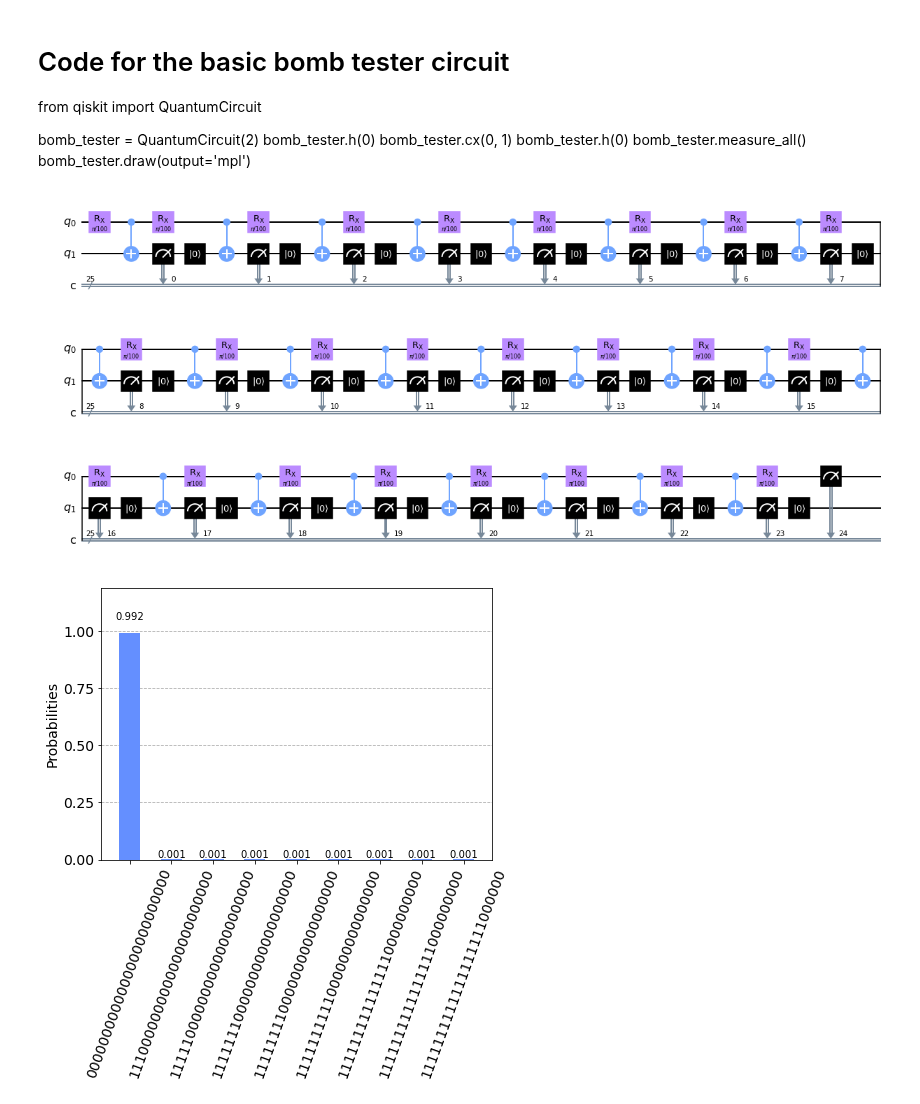
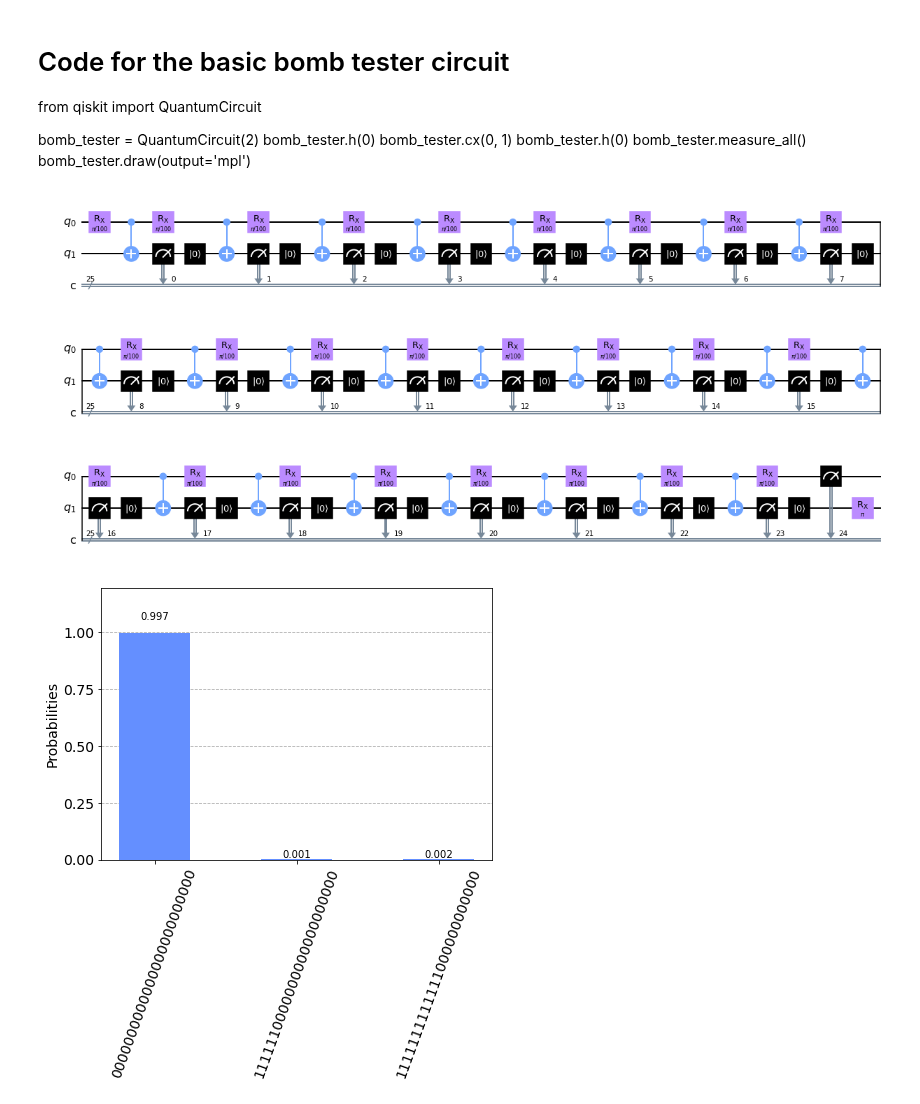
Before and after one commit to FreddyTF/QuantumBiscuit, a Jupyter notebook: Experiment-Description.ipynb, the cells around one changed output. Drawn from its saved outputs; the diff is of its cells as text; code cells hidden in the pictures.

```diff
--- a/Experiment-Description.ipynb
+++ b/Experiment-Description.ipynb
@@ -291,34 +312,35 @@ from qiskit.circuit.library import RXGate, RYGate
 
 from qiskit.providers.aer import QasmSimulator
 from qiskit.visualization import plot_histogram
 
 simulator = QasmSimulator()
 
 
 
 cycles = 25 # Choose the number of times we want to pass our photon through the mystery box. The more, the better.
 theta = np.pi/100 # The correct reflectivity of our beamsplitter is chosen for the quantum Zeno effect to work.
 
 # Create our quantum circuit
 qr = QuantumRegister(2, 'q')
 cr = ClassicalRegister(cycles, 'c')
 zeno_tester = QuantumCircuit(qr, cr)
 
 # Create a chain of our variable beamsplitters and C-NOT bombs
 for cycle in range(cycles-1):
     zeno_tester.append(RXGate(theta), [qr[0]])
     zeno_tester.cx(0, 1)
     zeno_tester.measure(qr[1],cr[cycle])
     zeno_tester.reset(qr[1])
 
 # Add a final beamsplitter
 zeno_tester.append(RXGate(theta), [qr[0]])
+zeno_tester.append(RXGate(np.pi), [qr[1]])
 
 #Measure our photon to predict whether there is a bomb, and measure our bomb qubit to see if it exploded.
 zeno_tester.measure(qr[0],cr[cycles-1])
 zeno_tester.draw(output='mpl')
 # %% [output]
-[figure, old version]
+[figure, new version]
 # %%
 # Running the Zeno bomb tester
 
@@ -328,4 +350,4 @@ zeno_counts = zeno_result.get_counts(zeno_tester)
 
 plot_histogram(zeno_counts)
 # %% [output]
-[figure, old version]
+[figure, new version]
```
Also changed, not shown: parts of 8 cells of this notebook.
